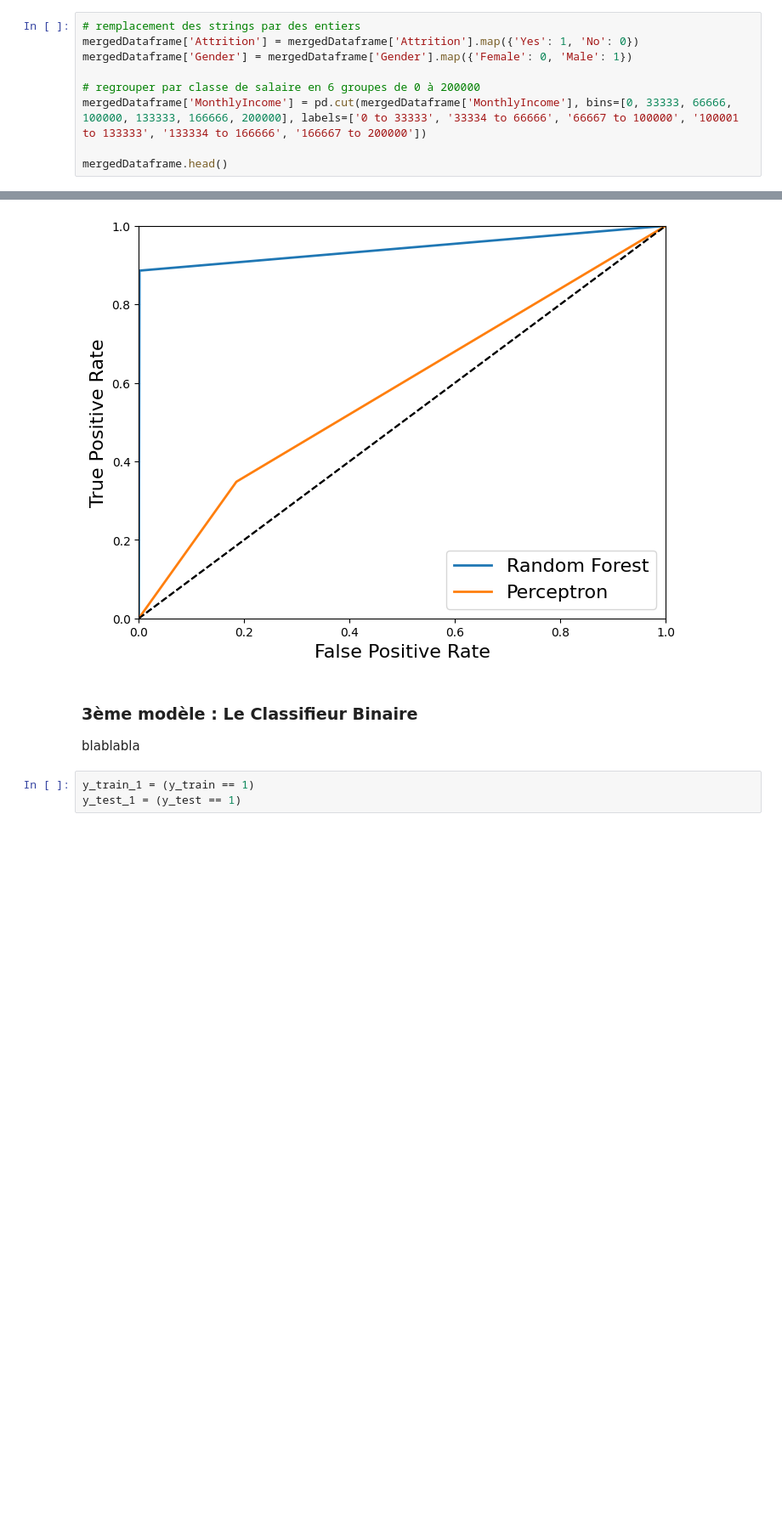
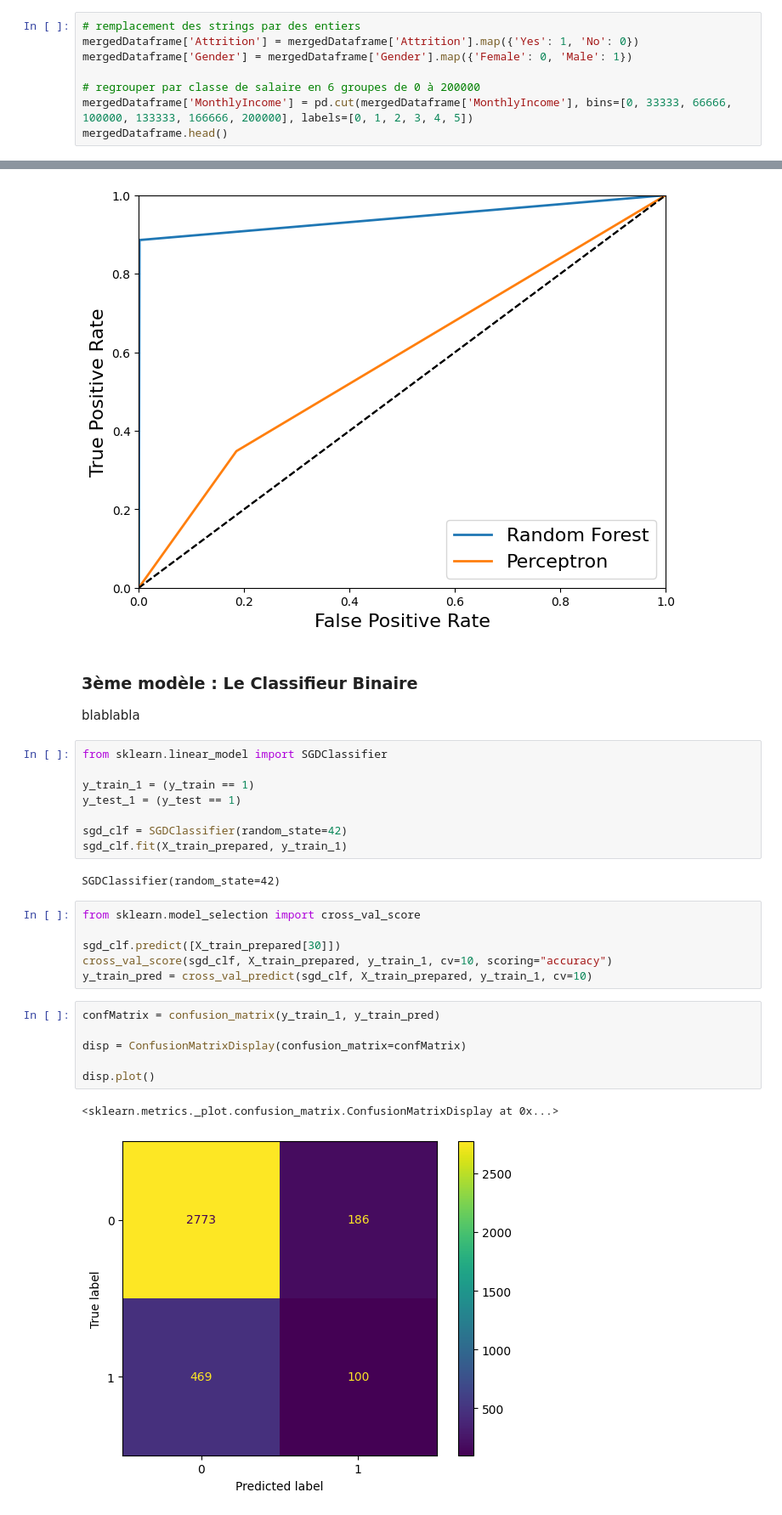
Before and after one commit to Aldresus/projetIA, a Jupyter notebook: projet.ipynb, the cells around one changed output, grey strips where cells are left out. Shown at 85% size. Drawn from its saved outputs; the diff is of its cells as text; blank space fills up the shorter version.

```diff
--- a/projet.ipynb
+++ b/projet.ipynb
@@ -219,8 +218,7 @@ mergedDataframe['Attrition'] = mergedDataframe['Attrition'].map({'Yes': 1, 'No':
 mergedDataframe['Gender'] = mergedDataframe['Gender'].map({'Female': 0, 'Male': 1})
 
 # regrouper par classe de salaire en 6 groupes de 0 à 200000
-mergedDataframe['MonthlyIncome'] = pd.cut(mergedDataframe['MonthlyIncome'], bins=[0, 33333, 66666, 100000, 133333, 166666, 200000], labels=['0 to 33333', '33334 to 66666', '66667 to 100000', '100001 to 133333', '133334 to 166666', '166667 to 200000'])
-
+mergedDataframe['MonthlyIncome'] = pd.cut(mergedDataframe['MonthlyIncome'], bins=[0, 33333, 66666, 100000, 133333, 166666, 200000], labels=[0, 1, 2, 3, 4, 5])
 mergedDataframe.head()
 # %% [output]
 |  | EnvironmentSatisfaction | JobSatisfaction | WorkLifeBalance | Age | Attrition | BusinessTravel | ... |
@@ -593,6 +591,28 @@ plt.show()
 ### 3ème modèle : Le Classifieur Binaire
 
 blablabla
-# %%
-y_train_1 = (y_train == 1)
-y_test_1 = (y_test == 1)
+# %%
+from sklearn.linear_model import SGDClassifier
+
+y_train_1 = (y_train == 1)
+y_test_1 = (y_test == 1)
+
+sgd_clf = SGDClassifier(random_state=42)
+sgd_clf.fit(X_train_prepared, y_train_1)
+# %% [output]
+SGDClassifier(random_state=42)
+# %%
+from sklearn.model_selection import cross_val_score
+
+sgd_clf.predict([X_train_prepared[30]])
+cross_val_score(sgd_clf, X_train_prepared, y_train_1, cv=10, scoring="accuracy")
+y_train_pred = cross_val_predict(sgd_clf, X_train_prepared, y_train_1, cv=10)
+# %%
+confMatrix = confusion_matrix(y_train_1, y_train_pred)
+
+disp = ConfusionMatrixDisplay(confusion_matrix=confMatrix)
+
+disp.plot()
+# %% [output]
+<sklearn.metrics._plot.confusion_matrix.ConfusionMatrixDisplay at 0x...>
+[figure, added]
```
Also changed, not shown: parts of 10 cells of this notebook, 1 other file.
